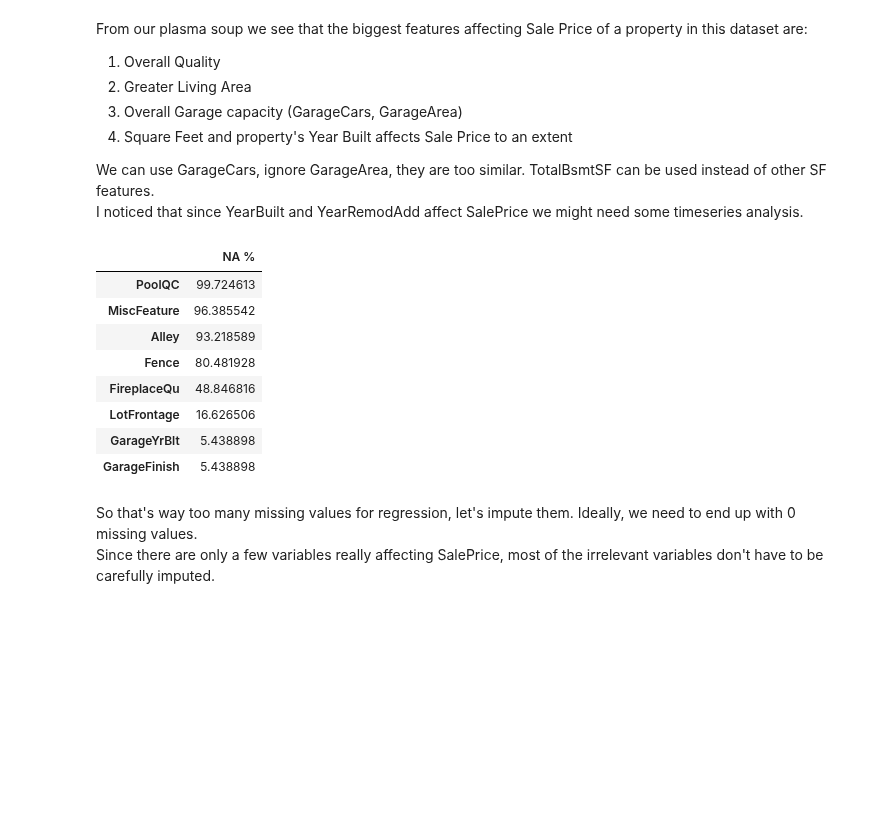
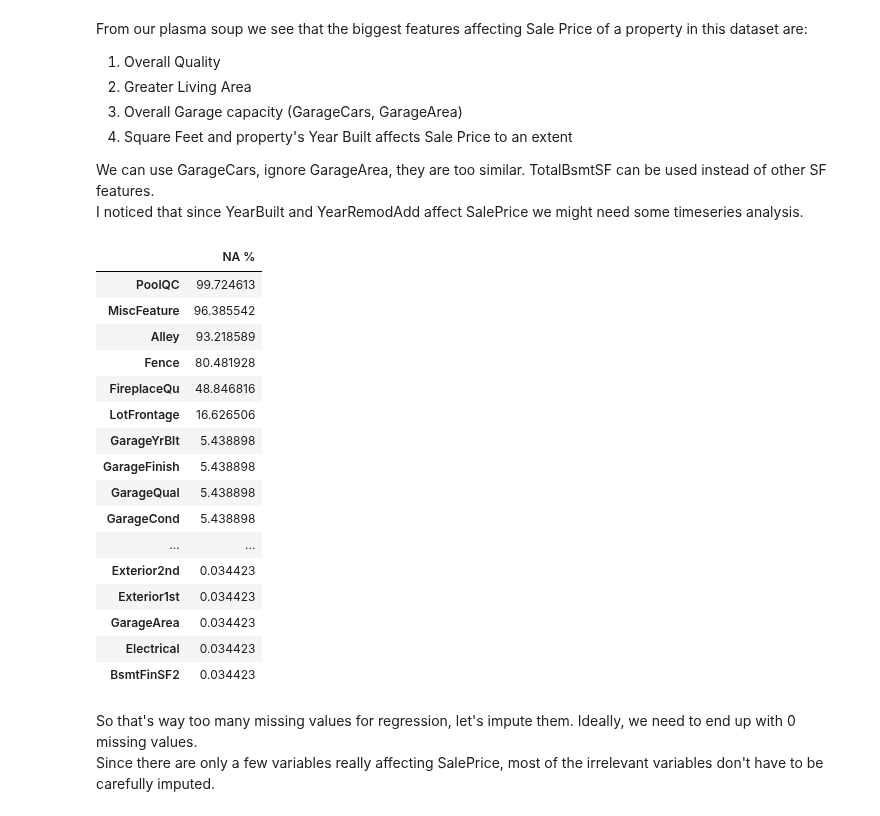
Before and after one commit to artemedius/repo, a Jupyter notebook: houseprice forecast/proj2.ipynb, the cells around one changed output. Saved outputs shown, nothing was run; the diff lists cells and outputs as text; code cells hidden in the pictures; blank space fills up the shorter version.

```diff
--- a/houseprice forecast/proj2.ipynb
+++ b/houseprice forecast/proj2.ipynb
@@ -188,20 +188,29 @@ I noticed that since YearBuilt and YearRemodAdd affect SalePrice we might need s
 # %%
 df = pd.concat((train, test)).reset_index(drop=True)
 df.drop(['SalePrice'], axis=1, inplace=True)
 
 na_df = (df.isnull().sum() / len(df)*100).sort_values(ascending=False)
 na_df = pd.DataFrame({'NA %':na_df})
-na_df.head(8)
+na_df = na_df[na_df['NA %'] > 0]
+na_df
 # %% [output]
 |  | NA % |
 | PoolQC | 99.724613 |
 | MiscFeature | 96.385542 |
 | Alley | 93.218589 |
 | Fence | 80.481928 |
 | FireplaceQu | 48.846816 |
 | LotFrontage | 16.626506 |
 | GarageYrBlt | 5.438898 |
 | GarageFinish | 5.438898 |
+| GarageQual | 5.438898 |
+| GarageCond | 5.438898 |
+| ... | ... |
+| Exterior2nd | 0.034423 |
+| Exterior1st | 0.034423 |
+| GarageArea | 0.034423 |
+| Electrical | 0.034423 |
+| BsmtFinSF2 | 0.034423 |
 # %% [markdown]
 So that's way too many missing values for regression, let's impute them. Ideally, we need to end up with 0 missing values.<br>
 Since there are only a few variables really affecting SalePrice, most of the irrelevant variables don't have to be carefully imputed.
```
Also changed, not shown: parts of 1 cell of this notebook.
